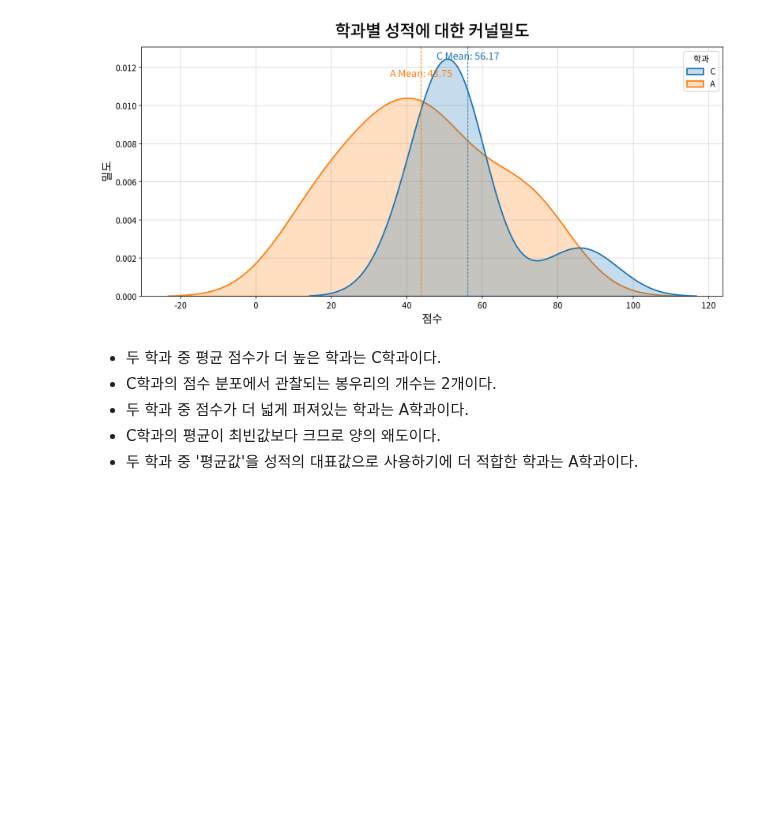
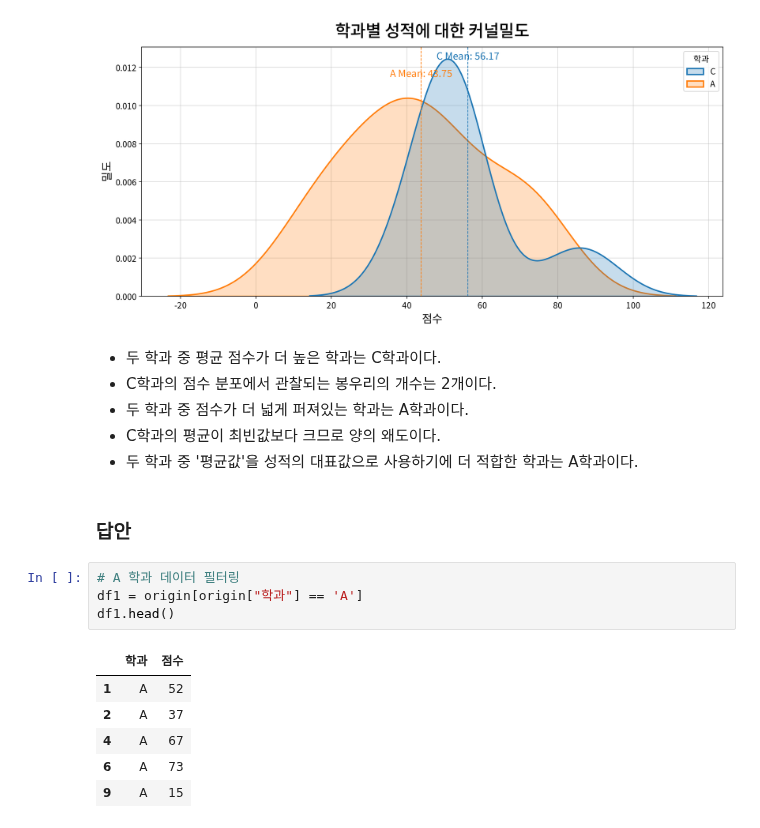
Before and after one commit to mmxi7/Data-Analysis-Study, a Jupyter notebook: Statistic Basic/[LAB-06] 데이터 시각화/3. KDE Plot.ipynb, the cells around one changed output. Cells and saved outputs as stored; diff of their text form; blank space fills up the shorter version.

```diff
--- a/Statistic Basic/[LAB-06] 데이터 시각화/3. KDE Plot.ipynb
+++ b/Statistic Basic/[LAB-06] 데이터 시각화/3. KDE Plot.ipynb
@@ -241,3 +241,16 @@ my_plot.kdeplot(title="학과별 성적에 대한 커널밀도",
 - 두 학과 중 점수가 더 넓게 퍼져있는 학과는 A학과이다.
 - C학과의 평균이 최빈값보다 크므로 양의 왜도이다.
 - 두 학과 중 '평균값'을 성적의 대표값으로 사용하기에 더 적합한 학과는 A학과이다.
+# %% [markdown]
+### 답안
+# %%
+# A 학과 데이터 필터링
+df1 = origin[origin["학과"] == 'A']
+df1.head()
+# %% [output]
+|  | 학과 | 점수 |
+| 1 | A | 52 |
+| 2 | A | 37 |
+| 4 | A | 67 |
+| 6 | A | 73 |
+| 9 | A | 15 |
```
Also changed, not shown: parts of 4 cells of this notebook, 3 other files.
